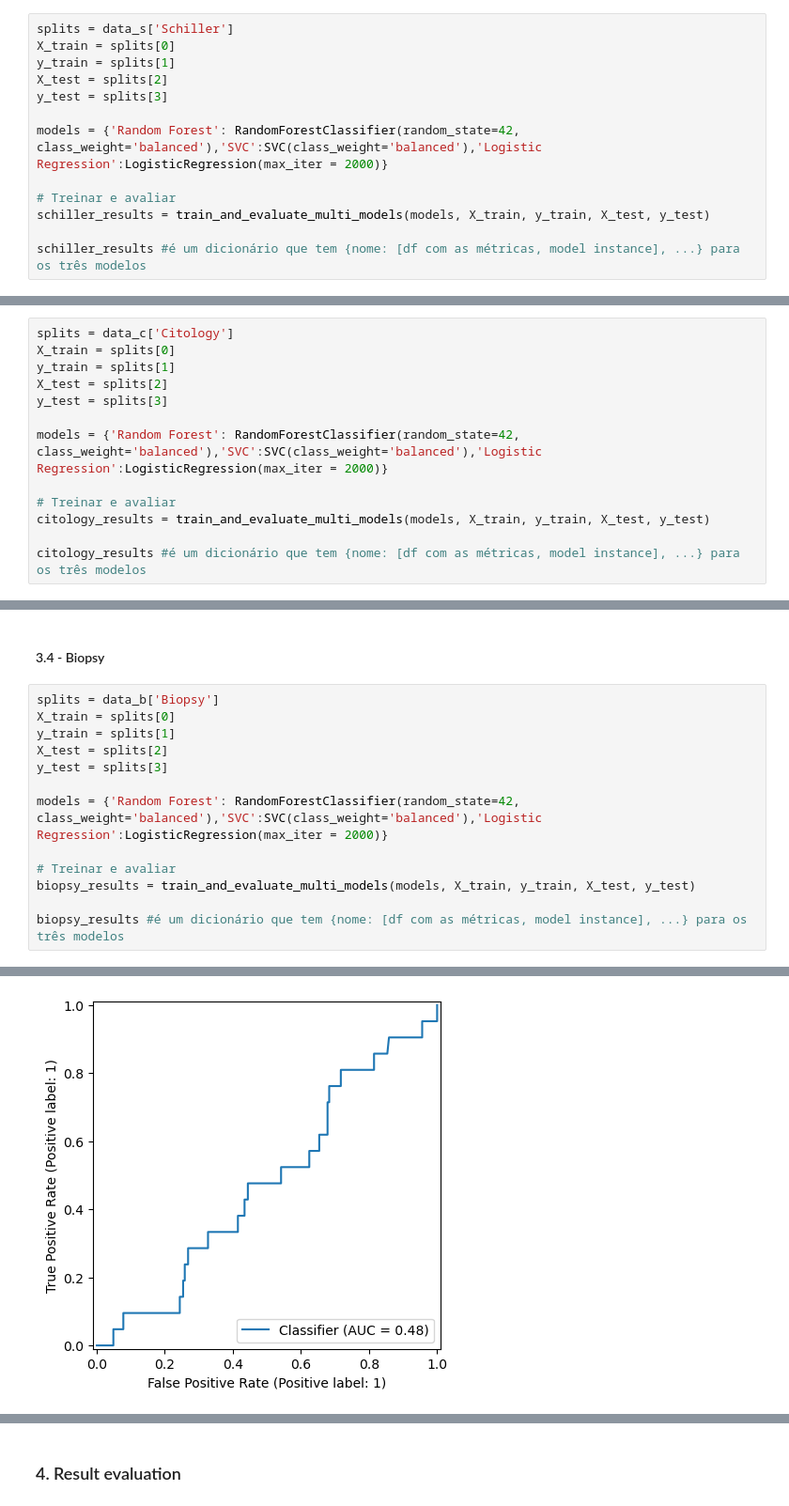
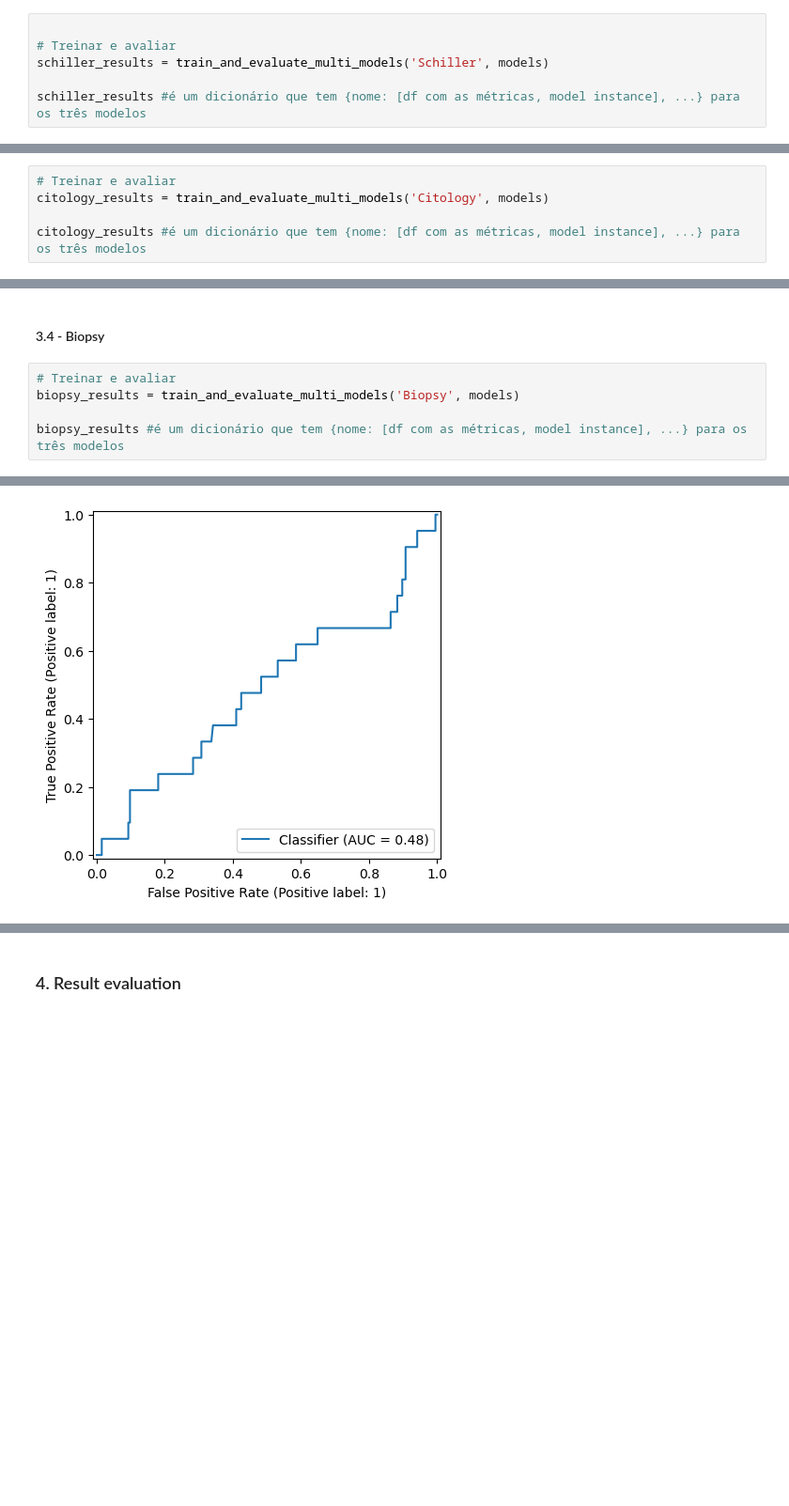
Before and after one commit to PedroC12804/Projeto-AAEB, a Jupyter notebook: Projeto .ipynb, the cells around one changed output, grey strips where cells are left out. Shown: that part at 94% size. Saved outputs shown, nothing was run; the diff lists cells and outputs as text; blank space fills up the shorter version.

```diff
--- a/Projeto .ipynb
+++ b/Projeto .ipynb
@@ -1017,16 +1016,9 @@ cross_validate_with_smote(hinselmann_results, X, Y, 'Hinselmann')
 # %% [markdown]
 <h4>3.2 - Schiller</h4>
 # %%
-splits = data_s['Schiller']
-X_train = splits[0]
-y_train = splits[1]
-X_test = splits[2]
-y_test = splits[3]
-
-models = {'Random Forest': RandomForestClassifier(random_state=42, class_weight='balanced'),'SVC':SVC(class_weight='balanced'),'Logistic Regression':LogisticRegression(max_iter = 2000)}
 
 # Treinar e avaliar
-schiller_results = train_and_evaluate_multi_models(models, X_train, y_train, X_test, y_test)
+schiller_results = train_and_evaluate_multi_models('Schiller', models)
 
 schiller_results #é um dicionário que tem {nome: [df com as métricas, model instance], ...} para os três modelos
 # %% [output]
@@ -1053,16 +1045,8 @@ schiller_results #é um dicionário que tem {nome: [df com as métricas, model i
 # %% [markdown]
 <h4>3.3 - Citology</h4>
 # %%
-splits = data_c['Citology']
-X_train = splits[0]
-y_train = splits[1]
-X_test = splits[2]
-y_test = splits[3]
-
-models = {'Random Forest': RandomForestClassifier(random_state=42, class_weight='balanced'),'SVC':SVC(class_weight='balanced'),'Logistic Regression':LogisticRegression(max_iter = 2000)}
-
 # Treinar e avaliar
-citology_results = train_and_evaluate_multi_models(models, X_train, y_train, X_test, y_test)
+citology_results = train_and_evaluate_multi_models('Citology', models)
 
 citology_results #é um dicionário que tem {nome: [df com as métricas, model instance], ...} para os três modelos
 # %% [output]
@@ -1089,16 +1073,8 @@ citology_results #é um dicionário que tem {nome: [df com as métricas, model i
 # %% [markdown]
 <h4>3.4 - Biopsy </h4>
 # %%
-splits = data_b['Biopsy']
-X_train = splits[0]
-y_train = splits[1]
-X_test = splits[2]
-y_test = splits[3]
-
-models = {'Random Forest': RandomForestClassifier(random_state=42, class_weight='balanced'),'SVC':SVC(class_weight='balanced'),'Logistic Regression':LogisticRegression(max_iter = 2000)}
-
 # Treinar e avaliar
-biopsy_results = train_and_evaluate_multi_models(models, X_train, y_train, X_test, y_test)
+biopsy_results = train_and_evaluate_multi_models('Biopsy', models)
 
 biopsy_results #é um dicionário que tem {nome: [df com as métricas, model instance], ...} para os três modelos
 # %% [output]
@@ -1123 +1099 @@ biopsy_results #é um dicionário que tem {nome: [df com as métricas, model ins
-[figure, old version]
+[figure, new version]
```
Also changed, not shown: parts of 4 cells of this notebook.
